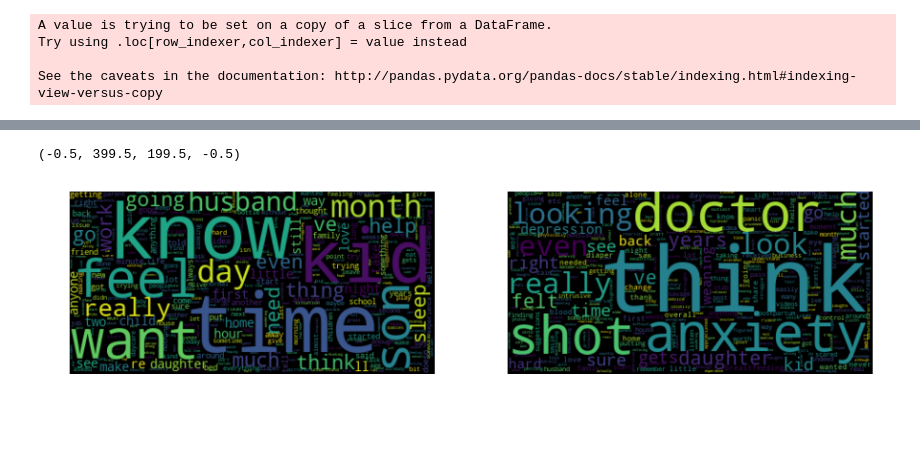
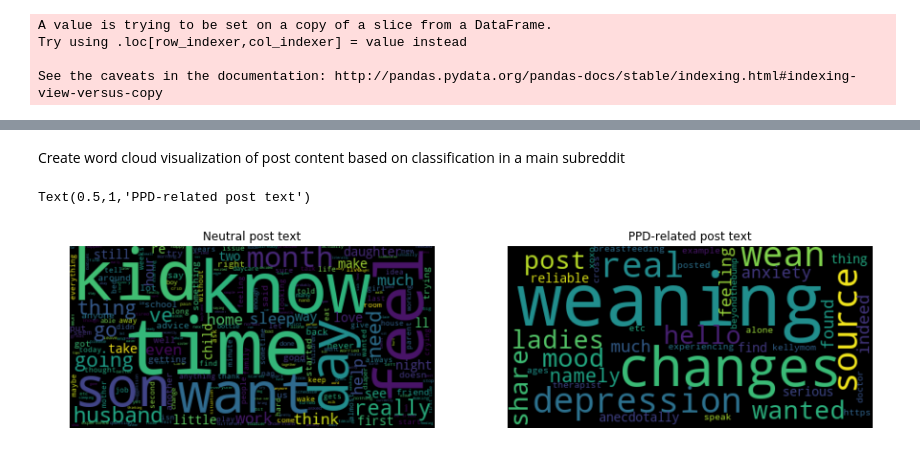
Before and after one commit to akurnikova/DataScienceProjects, a Jupyter notebook: NLP_ppd_posts/Process_thread_data.ipynb, the cells around one changed output, grey strips where cells are left out. Drawn from its saved outputs; the diff is of its cells as text; code cells hidden in the pictures; blank space fills up the shorter version.

```diff
--- a/NLP_ppd_posts/Process_thread_data.ipynb
+++ b/NLP_ppd_posts/Process_thread_data.ipynb
@@ -258,13 +146,15 @@ X_train, X_test, y_train, y_test = train_test_split(batch_features, df_train['su
 # %%
+from sklearn.model_selection import train_test_split
 from sklearn.linear_model import Perceptron
 from sklearn.naive_bayes import BernoulliNB, MultinomialNB
 from sklearn.ensemble import RandomForestClassifier
-
 from time import time
 from sklearn import metrics
 
-clf = RandomForestClassifier()
+X_train, X_test, y_train, y_test = train_test_split(batch_features, df_train['subR'], test_size=0.33, random_state=42)
+
 #clf = RandomForestClassifier()
+clf = MultinomialNB()
 
 clf.fit(X_train, y_train)
 pred = clf.predict(X_test)
@@ -293,27 +171,30 @@ new_data_mommit['predict_type'] = clf.predict(bump_features)
+# %% [markdown]
+Create word cloud visualization of post content based on classification in a main subreddit
 # %%
 ## Create word cloud
 fig = plt.figure(figsize = (15,5))
 ax = fig.subplots(1,2)
 
 
 all_words = []
 for bodytext in new_data_mommit[new_data_mommit['predict_type'] == 'neutral']['body']:
     all_words = all_words + preprocess(bodytext)
 all_text = " ".join(all_words)
 wordcloud = WordCloud(max_words=5000,margin=0).generate(all_text)
 
 ax[0].imshow(wordcloud, interpolation="bilinear")
 ax[0].axis("off")
-#plt.show()
+ax[0].set_title('Neutral post text')
 
 ## Create word cloud
 all_words = []
 for bodytext in new_data_mommit[new_data_mommit['predict_type'] == 'ppd']['body']:
     all_words = all_words + preprocess(bodytext)
 all_text = " ".join(all_words)
 wordcloud = WordCloud(max_words=5000,margin=0).generate(all_text)
 ax[1].imshow(wordcloud, interpolation="bilinear")
 ax[1].axis("off")
+ax[1].set_title('PPD-related post text')
 # %% [output]
-(-0.5, 399.5, 199.5, -0.5)
+Text(0.5,1,'PPD-related post text')
-[figure, old version]
+[figure, new version]
```
Also changed, not shown: parts of 15 cells of this notebook.
